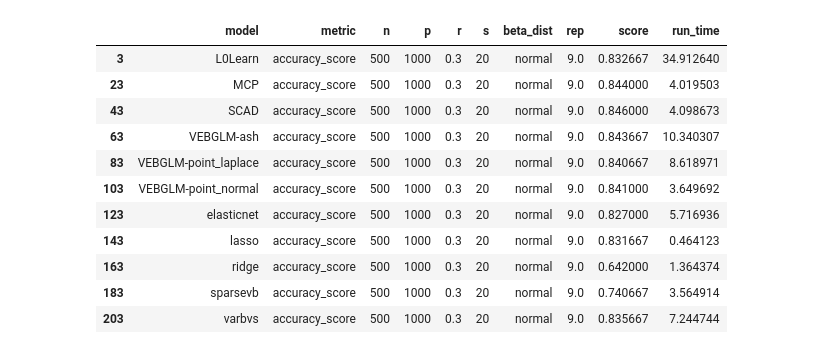
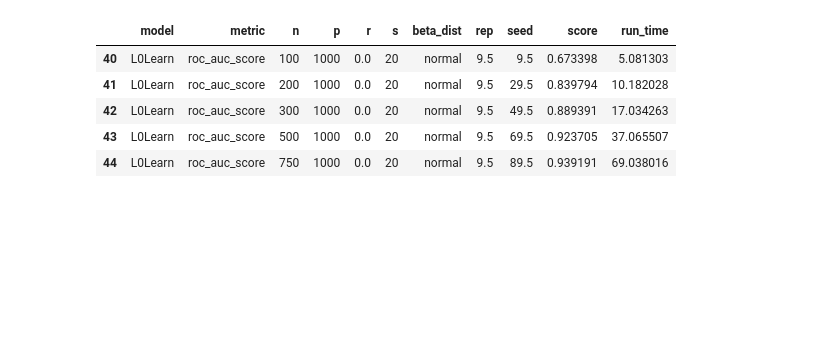
Before and after one commit to DongyueXie/vebglm-paper, a Jupyter notebook: simulation/analyze_simu.ipynb, the cells around one changed output. Saved outputs shown, nothing was run; the diff lists cells and outputs as text; code cells hidden in the pictures; blank space fills up the shorter version.

```diff
--- a/simulation/analyze_simu.ipynb
+++ b/simulation/analyze_simu.ipynb
@@ -29,16 +27,10 @@ res = results_df.groupby(['model', 'metric','n','p','r','s','beta_dist']).median
-# %%
-# res[(res['metric']=='recall_score') ]
-res[(res['metric']=='accuracy_score') & (res['r']==0.3) & (res['p']==1000)]
-# %% [output]
-|  | model | metric | n | p | r | s | beta_dist | rep | score | run_time |
-| 3 | L0Learn | accuracy_score | 500 | 1000 | 0.3 | 20 | normal | 9.0 | 0.832667 | 34.912640 |
-| 23 | MCP | accuracy_score | 500 | 1000 | 0.3 | 20 | normal | 9.0 | 0.844000 | 4.019503 |
-| 43 | SCAD | accuracy_score | 500 | 1000 | 0.3 | 20 | normal | 9.0 | 0.846000 | 4.098673 |
-| 63 | VEBGLM-ash | accuracy_score | 500 | 1000 | 0.3 | 20 | normal | 9.0 | 0.843667 | 10.340307 |
-| 83 | VEBGLM-point_laplace | accuracy_score | 500 | 1000 | 0.3 | 20 | normal | 9.0 | 0.840667 | 8.618971 |
-| 103 | VEBGLM-point_normal | accuracy_score | 500 | 1000 | 0.3 | 20 | normal | 9.0 | 0.841000 | 3.649692 |
-| 123 | elasticnet | accuracy_score | 500 | 1000 | 0.3 | 20 | normal | 9.0 | 0.827000 | 5.716936 |
-| 143 | lasso | accuracy_score | 500 | 1000 | 0.3 | 20 | normal | 9.0 | 0.831667 | 0.464123 |
-| 163 | ridge | accuracy_score | 500 | 1000 | 0.3 | 20 | normal | 9.0 | 0.642000 | 1.364374 |
-| 183 | sparsevb | accuracy_score | 500 | 1000 | 0.3 | 20 | normal | 9.0 | 0.740667 | 3.564914 |
-| 203 | varbvs | accuracy_score | 500 | 1000 | 0.3 | 20 | normal | 9.0 | 0.835667 | 7.244744 |
+# %%
+acc_df = res[(res['metric']=='roc_auc_score')]
+acc_df.head()
+# %% [output]
+|  | model | metric | n | p | r | s | beta_dist | rep | seed | score | run_time |
+| 40 | L0Learn | roc_auc_score | 100 | 1000 | 0.0 | 20 | normal | 9.5 | 9.5 | 0.673398 | 5.081303 |
+| 41 | L0Learn | roc_auc_score | 200 | 1000 | 0.0 | 20 | normal | 9.5 | 29.5 | 0.839794 | 10.182028 |
+| 42 | L0Learn | roc_auc_score | 300 | 1000 | 0.0 | 20 | normal | 9.5 | 49.5 | 0.889391 | 17.034263 |
+| 43 | L0Learn | roc_auc_score | 500 | 1000 | 0.0 | 20 | normal | 9.5 | 69.5 | 0.923705 | 37.065507 |
+| 44 | L0Learn | roc_auc_score | 750 | 1000 | 0.0 | 20 | normal | 9.5 | 89.5 | 0.939191 | 69.038016 |
```
Also changed, not shown: parts of 14 cells of this notebook, 8 other files.
